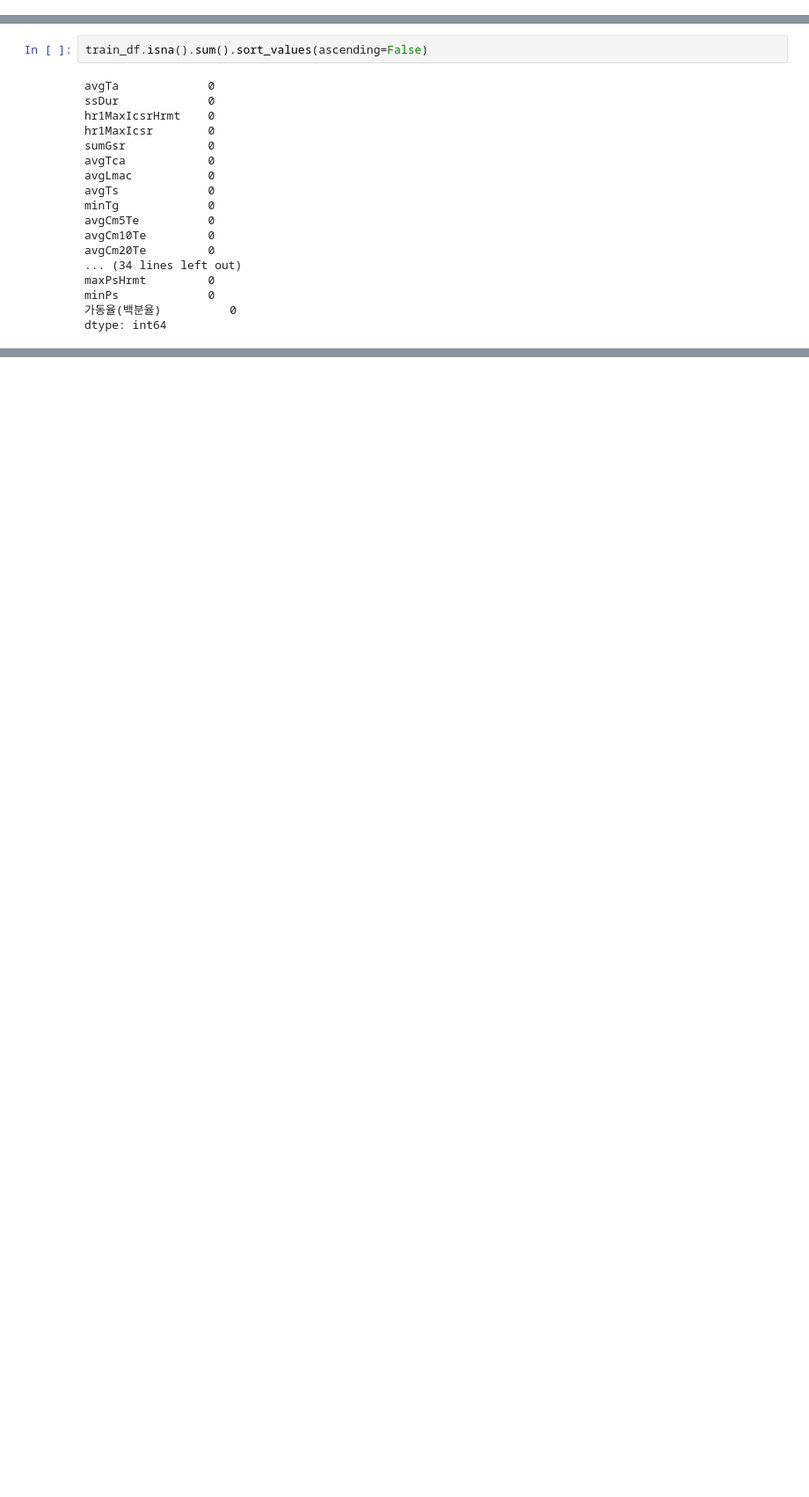
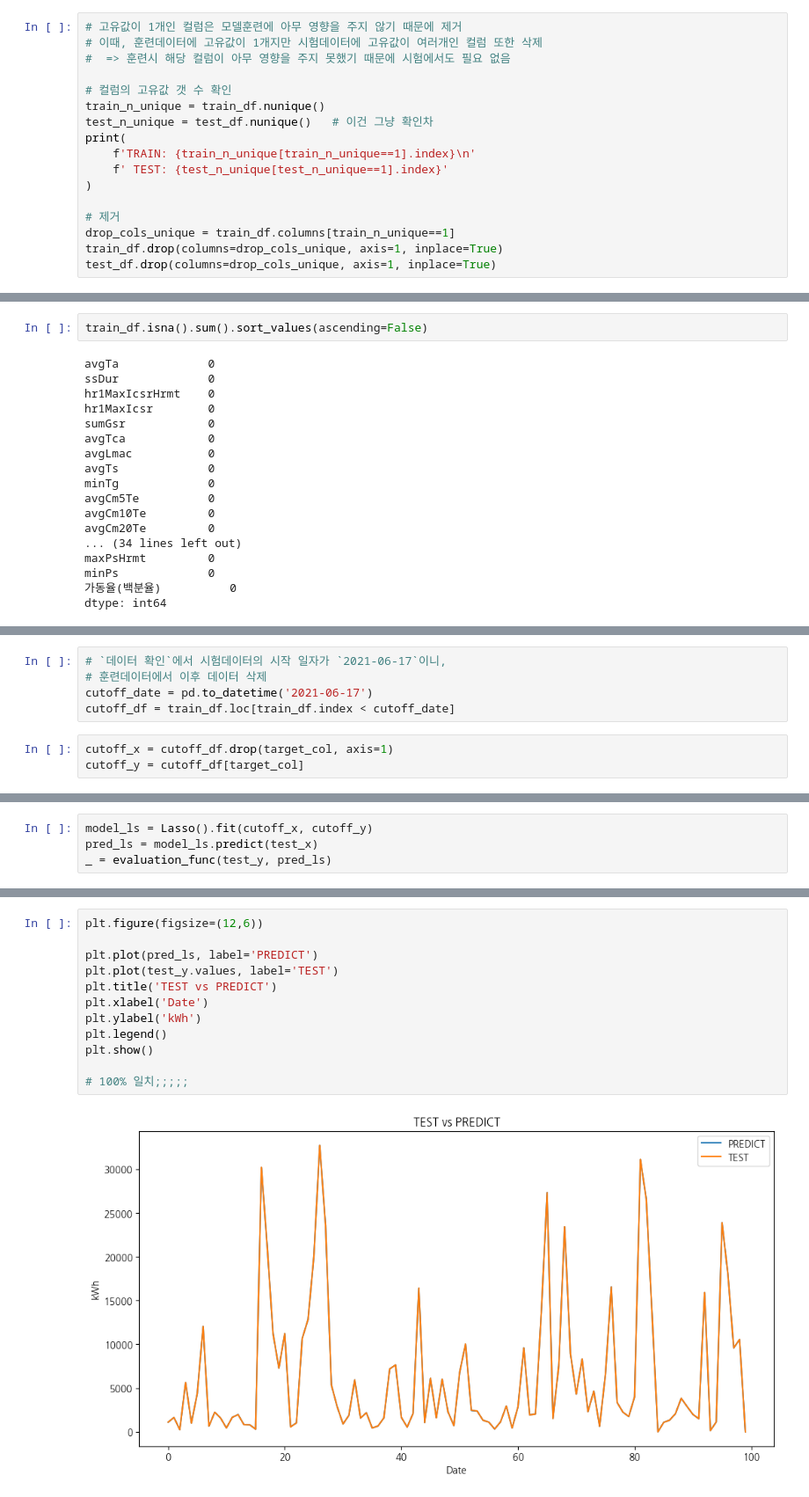
Before and after one commit to freemancho1/ai-projects, a Jupyter notebook: 40-WORK-T213P310/31-wind-power.ipynb, the cells around one changed output, grey strips where cells are left out. Shown at 88% size. Saved outputs shown, nothing was run; the diff lists cells and outputs as text; blank space fills up the shorter version.

```diff
--- a/40-WORK-T213P310/31-wind-power.ipynb
+++ b/40-WORK-T213P310/31-wind-power.ipynb
@@ -194,0 +148,17 @@ test_df = test_df.set_index('tm')
+# %%
+# 고유값이 1개인 컬럼은 모델훈련에 아무 영향을 주지 않기 때문에 제거
+# 이때, 훈련데이터에 고유값이 1개지만 시험데이터에 고유값이 여러개인 컬럼 또한 삭제
+#  => 훈련시 해당 컬럼이 아무 영향을 주지 못했기 때문에 시험에서도 필요 없음
+
+# 컬럼의 고유값 갯 수 확인
+train_n_unique = train_df.nunique()
+test_n_unique = test_df.nunique()   # 이건 그냥 확인차
+print(
+    f'TRAIN: {train_n_unique[train_n_unique==1].index}\n'
+    f' TEST: {test_n_unique[test_n_unique==1].index}'
+)
+
+# 제거
+drop_cols_unique = train_df.columns[train_n_unique==1]
+train_df.drop(columns=drop_cols_unique, axis=1, inplace=True)
+test_df.drop(columns=drop_cols_unique, axis=1, inplace=True)
@@ -339,0 +302,8 @@ memory usage: 1.1 KB
+# %%
+# `데이터 확인`에서 시험데이터의 시작 일자가 `2021-06-17`이니,
+# 훈련데이터에서 이후 데이터 삭제
+cutoff_date = pd.to_datetime('2021-06-17')
+cutoff_df = train_df.loc[train_df.index < cutoff_date]
+# %%
+cutoff_x = cutoff_df.drop(target_col, axis=1)
+cutoff_y = cutoff_df[target_col]
@@ -339,0 +324,4 @@ memory usage: 1.1 KB
+# %%
+model_ls = Lasso().fit(cutoff_x, cutoff_y)
+pred_ls = model_ls.predict(test_x)
+_ = evaluation_func(test_y, pred_ls)
@@ -339,0 +336,14 @@ memory usage: 1.1 KB
+# %%
+plt.figure(figsize=(12,6))
+
+plt.plot(pred_ls, label='PREDICT')
+plt.plot(test_y.values, label='TEST')
+plt.title('TEST vs PREDICT')
+plt.xlabel('Date')
+plt.ylabel('kWh')
+plt.legend()
+plt.show()
+
+# 100% 일치;;;;;
+# %% [output]
+[figure, added]
```
Also changed, not shown: parts of 93 cells of this notebook, 34 other files.
